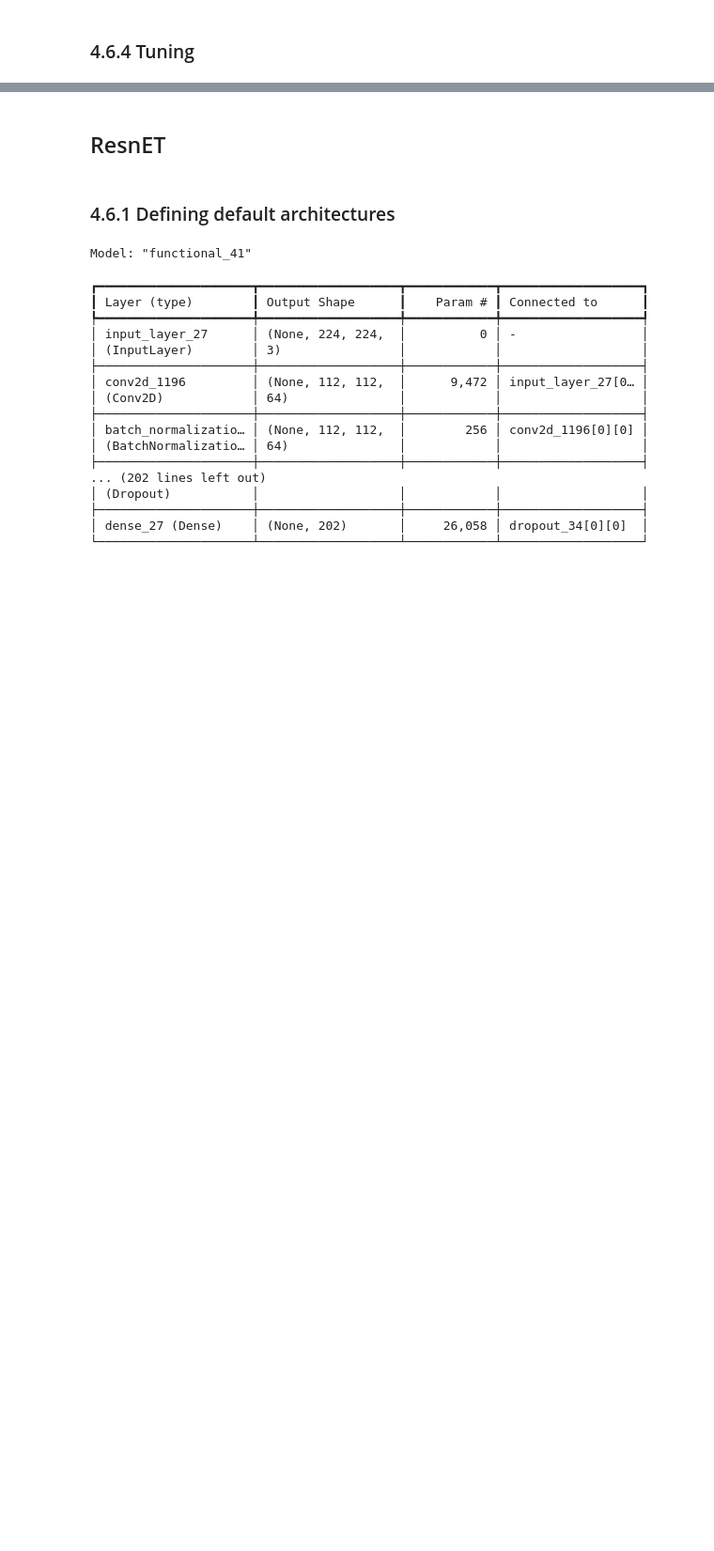
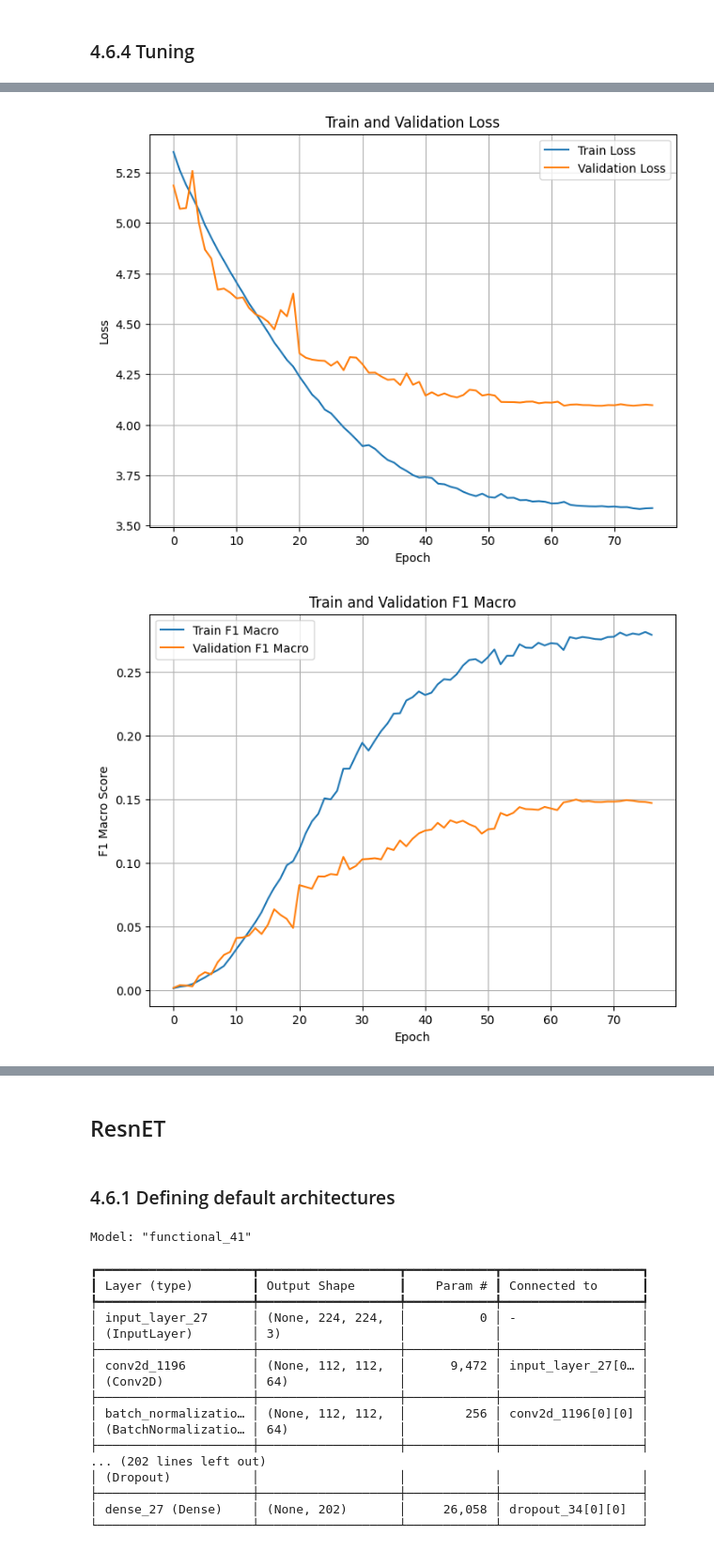
Before and after one commit to mgalao/deep-learning-project, a Jupyter notebook: project/DL_Models_from_scratch.ipynb, the cells around one changed output, grey strips where cells are left out. Shown at 94% size. Drawn from its saved outputs; the diff is of its cells as text; code cells hidden in the pictures; blank space fills up the shorter version.

```diff
--- a/project/DL_Models_from_scratch.ipynb
+++ b/project/DL_Models_from_scratch.ipynb
@@ -1219,6 +1221,6 @@ val_ds, _ = preprocess.load_img(
 # %%
 tuner = Hyperband(
-    build_model_googlenet,
+    hyperband_googlenet,
     objective=Objective("val_f1_macro", direction="max"),
     max_epochs=50,
     factor=3,
@@ -1287,0 +1280,14 @@ for i, hp in enumerate(top_hps):
+# %%
+best_hp = tuner.get_best_hyperparameters(1)[0]
+
+model = build_googlenet_modified(
+    input_shape=(224, 224, 3),
+    num_classes=202,
+    dropout_rate=best_hp.get('dropout_rate'),
+    filters_init=best_hp.get('filters_init'),
+    kernel_size=best_hp.get('kernel_size'),
+    neurons_dense=best_hp.get('neurons_dense'),
+    weight_decay=5e-4
+)
+
+model.summary()
@@ -1287,0 +1382,25 @@ for i, hp in enumerate(top_hps):
+# %%
+# Chart 1: Loss
+plt.figure(figsize=(8, 6))
+plt.plot(history.history['loss'], label='Train Loss')
+plt.plot(history.history['val_loss'], label='Validation Loss')
+plt.title('Train and Validation Loss')
+plt.xlabel('Epoch')
+plt.ylabel('Loss')
+plt.legend()
+plt.grid(True)
+plt.show()
+
+# Chart 2: F1 Macro
+plt.figure(figsize=(8, 6))
+plt.plot(history.history['f1_macro'], label='Train F1 Macro')
+plt.plot(history.history['val_f1_macro'], label='Validation F1 Macro')
+plt.title('Train and Validation F1 Macro')
+plt.xlabel('Epoch')
+plt.ylabel('F1 Macro Score')
+plt.legend()
+plt.grid(True)
+plt.show()
+# %% [output]
+[figure, added]
+[figure, added]
```
Also changed, not shown: parts of 19 cells of this notebook.
